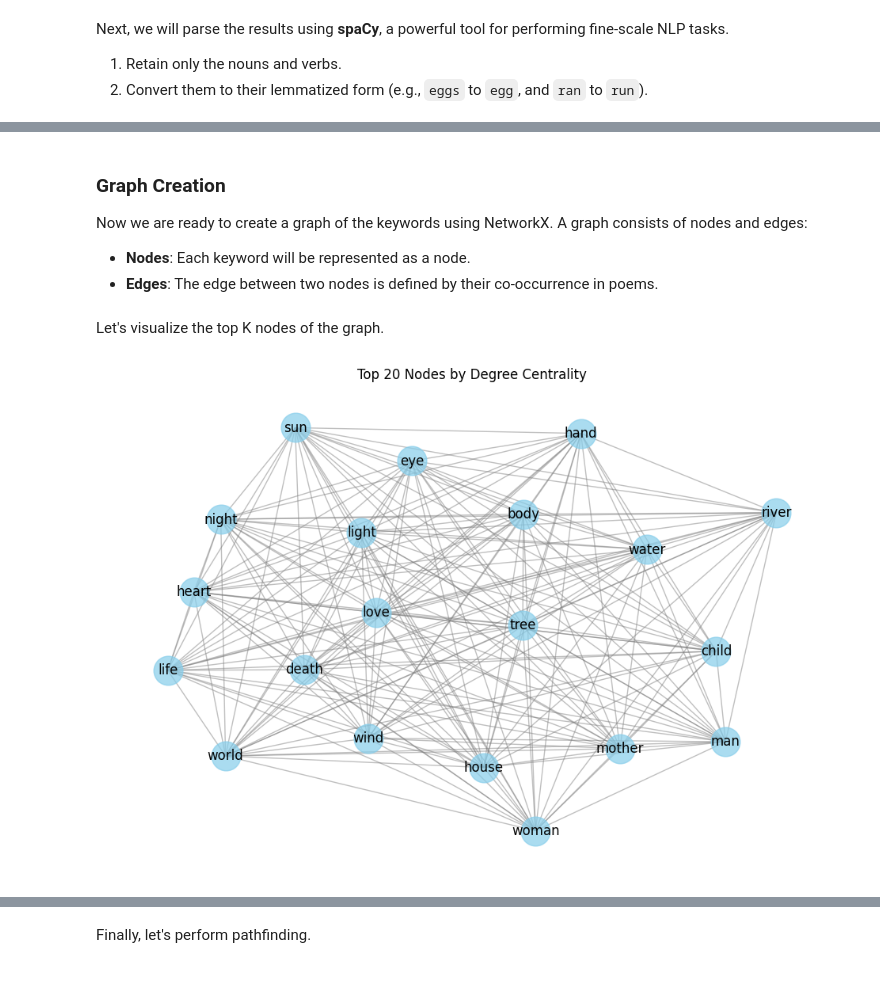
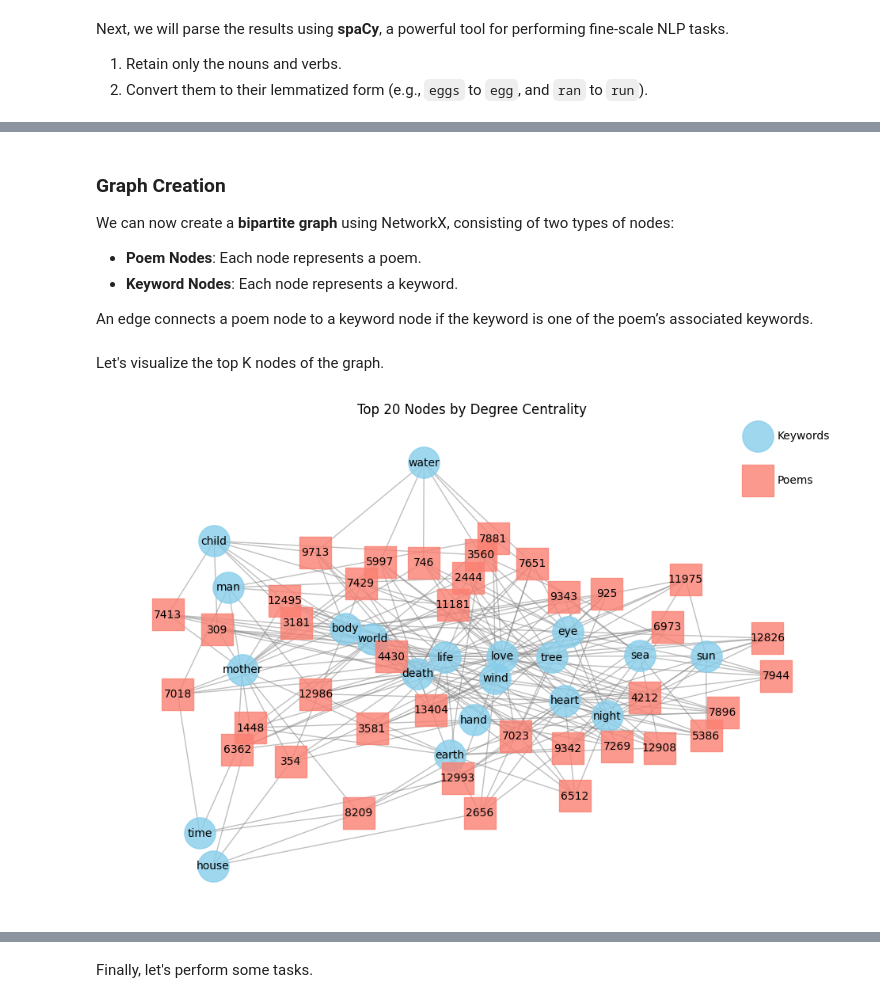
Before and after one commit to kuangdai/llm_course, a Jupyter notebook: 02_KnowledgeBase.ipynb, the cells around one changed output, grey strips where cells are left out. Drawn from its saved outputs; the diff is of its cells as text; code cells hidden in the pictures.

```diff
--- a/02_KnowledgeBase.ipynb
+++ b/02_KnowledgeBase.ipynb
@@ -63,16 +64,18 @@ print(df.head())
 3  Behind the silo, the Mother Rabbit\nhunches li...   Grace Cavalieri
 4  When I push your button\nyou fly off the handl...      Connie Wanek
 # %%
-def formatted(idx):
+def format_poems(idx, include_tags=False):
     """ format poems """
+    if hasattr(idx, "__len__"):
+        return [format_poems(i_, include_tags) for i_ in idx]
     it = df.iloc[idx]
-    res = f'{it["Title"]}\n{it["Poet"]}\n--------\n\n{it["Poem"]}'
-    if it["Tags"]:
-        res += f'\n\n--------\nNotes: {it["Tags"]}'
+    res = f'{it["Title"]}\n{it["Poet"]}\n\n{it["Poem"]}'
+    if it["Tags"] and include_tags:
+        res += f'\n\nNotes: {it["Tags"]}'
     return res
 
 
-print(formatted(99))
+print(format_poems(99, include_tags=True))
 # %% [output]
 Lucky Duck
 Sandra Lim
@@ -145,7 +148,7 @@ if not SKIP_MASSIVE_COMPUTATION:
     # Loop through the texts and display a progress bar using tqdm.notebook.trange
     for i in trange(len(df), desc="Embedding Texts"):
         # Tokenize the individual text (convert text to token IDs, apply padding)
-        inputs = tokenizer([formatted(i)], return_tensors="pt", padding=True)
+        inputs = tokenizer([format_poems(i)], return_tensors="pt", padding=True)
 
         # Pass input through the model with output_hidden_states=True
         with torch.no_grad():
@@ -411,9 +417,11 @@ Inverse Mapping: [[9029], [3548, 4628, 11560], [4972]]
 # %% [markdown]
 ### Graph Creation
 
-Now we are ready to create a graph of the keywords using NetworkX. A graph consists of nodes and edges:
+We can now create a **bipartite graph** using NetworkX, consisting of two types of nodes:
 
-* **Nodes**: Each keyword will be represented as a node.
-* **Edges**: The edge between two nodes is defined by their co-occurrence in poems.
+* **Poem Nodes**: Each node represents a poem.
+* **Keyword Nodes**: Each node represents a keyword.
+
+An edge connects a poem node to a keyword node if the keyword is one of the poem’s associated keywords.
 # %%
 # Create a graph
@@ -436,37 +445,52 @@ with open("data/knowledge_bases/poetry_keyword_graph.gpickle", "wb") as f:
 # %% [markdown]
 Let's visualize the top K nodes of the graph.
 # %%
-# How many nodes to visualize
-k_nodes = 20
+# How many keyword nodes to visualize
+n_keyword_nodes = 20
 
 # Compute degree centrality of graph
-degree_centrality = nx.degree_centrality(kw_graph)
+degree_centrality = nx.degree_centrality(pk_graph)
 
-# Sort nodes by centrality and take the top K
-top_nodes = sorted(degree_centrality.items(), key=lambda x: x[1], reverse=True)[:k_nodes]
-top_nodes_set = set(node for node, _ in top_nodes)
+# Sort keyword nodes by centrality and take the top K
+top_keyword_nodes = [node for node, _ in
+                     sorted(degree_centrality.items(), key=lambda x: x[1], reverse=True)[:n_keyword_nodes]]
+
+# Track connections of poem nodes to keyword nodes
+poem_connections = Counter()
+
+# Find all poem nodes connected to these top keywords
+for kw_node in top_keyword_nodes:
+    for poem_node in pk_graph.neighbors(kw_node):
+        poem_connections[poem_node] += 1
+
+# Select poem nodes that connect to at least two of the top keyword nodes
+connected_poem_nodes = {node for node, count in poem_connections.items() if count >= 6}
 
 # Create a subgraph with only the top nodes and their edges
-subgraph = kw_graph.subgraph(top_nodes_set)
+subgraph = pk_graph.subgraph(top_keyword_nodes + list(connected_poem_nodes))
 
 # Create a layout for the subgraph
 pos = nx.spring_layout(subgraph)
 
-# Draw the subgraph
+# Draw the subgraph with different styles for keyword and poem nodes
 plt.figure(figsize=(12, 8))
-nx.draw_networkx_nodes(subgraph, pos, node_size=700, node_color='skyblue', alpha=0.7)
+
+# Draw keyword nodes in a different color and shape (e.g., circles)
+nx.draw_networkx_nodes(subgraph, pos, nodelist=[node for node in top_keyword_nodes if node in subgraph],
+                       node_size=800, node_color='skyblue', node_shape='o', alpha=0.8, label="Keywords")
+
+# Draw poem nodes in a different color and shape (e.g., squares)
+nx.draw_networkx_nodes(subgraph, pos, nodelist=[node for node in connected_poem_nodes if node in subgraph],
+                       node_size=800, node_color='salmon', node_shape='s', alpha=0.8, label="Poems")
+
+# Draw edges and labels
 nx.draw_networkx_edges(subgraph, pos, width=1, alpha=0.5, edge_color='gray')
-nx.draw_networkx_labels(subgraph, pos, font_size=12)
-plt.title(f"Top {k_nodes} Nodes by Degree Centrality")
+nx.draw_networkx_labels(subgraph, pos, font_size=10)
+
+# Add title and legend
+plt.title(f"Top {n_keyword_nodes} Nodes by Degree Centrality")
+plt.legend(scatterpoints=1, labelspacing=3, frameon=False)
 plt.axis('off')
 plt.show()
-
-# Create a dictionary to store the number of neighbors for each node
-neighbors_count = {node: len(list(kw_graph.neighbors(node))) for node, _ in top_nodes}
-
-# Print the first ten nodes with the most neighbors
-print(f"Top {k_nodes} nodes with the most neighbors:")
-for node, count in neighbors_count.items():
-    print(f"{node}: {count} neighbors")
 # %% [output]
-[figure, old version]
+[figure, new version]
@@ -490,3 +497,3 @@ woman: 1914 neighbors
 # %% [markdown]
-Finally, let's perform pathfinding.
+Finally, let's perform some tasks.
 # %%
```
Also changed, not shown: parts of 13 cells of this notebook.
